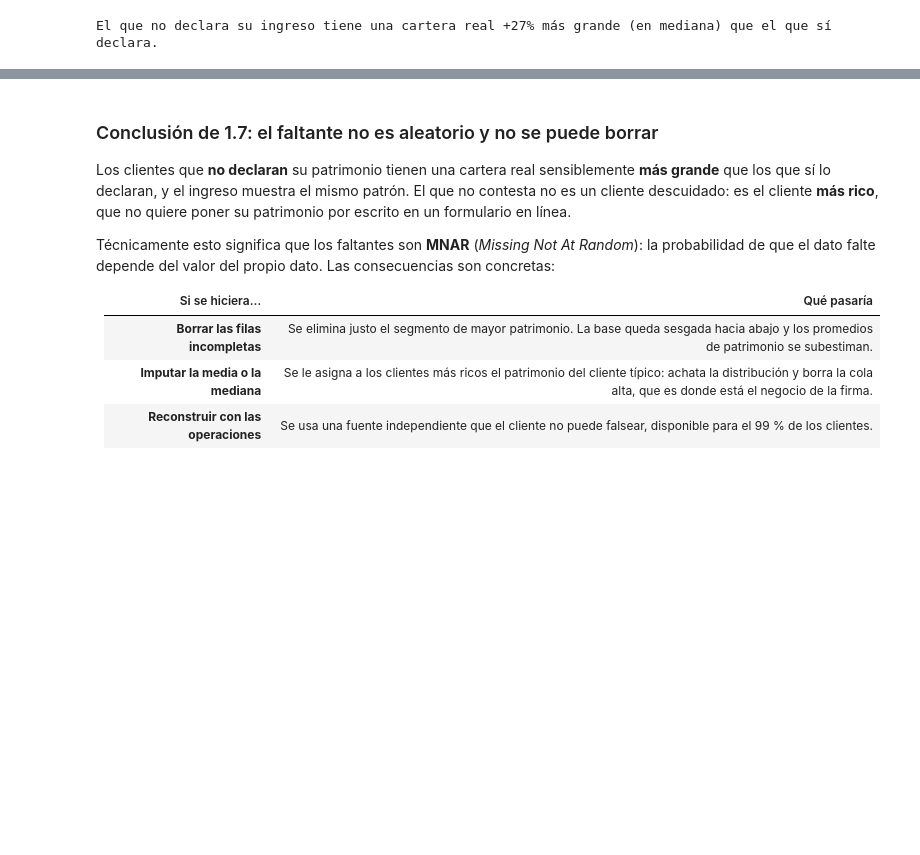
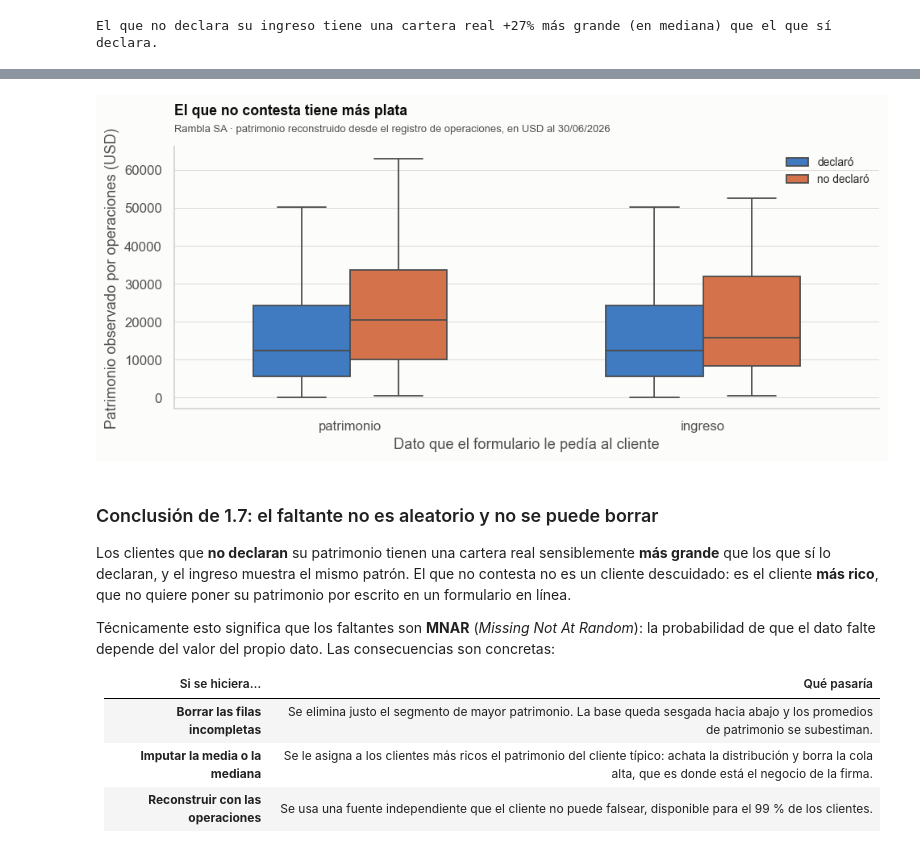
Before and after one commit to priscilagerlach9-lgtm/proyecto-final-gerlach, a Jupyter notebook: notebooks/proyecto_final_rambla.ipynb, the cells around one changed output, grey strips where cells are left out. Cells and saved outputs as stored; diff of their text form; code cells hidden in the pictures; blank space fills up the shorter version.

```diff
--- a/notebooks/proyecto_final_rambla.ipynb
+++ b/notebooks/proyecto_final_rambla.ipynb
@@ -967,17 +1403,22 @@ No se tratan igual, y `meses_gastos_cubiertos` es el caso de manual:
 Imputar cero en los dos casos sería un error grave: convertiría a clientes *con* colchón
 financiero en clientes *sin* colchón, y eso cambia qué cartera se les puede recomendar.
 # %%
-"""El vacío de meses_gastos_cubiertos según si el cliente declaró tener fondo."""
+# El vacío de meses_gastos_cubiertos según si el cliente declaró tener fondo.
 
 # Se normaliza el Sí/No acá para poder cruzar (la normalización general va en 1.8).
-tiene_fondo = (limpiar_texto(encuesta["tiene_fondo_emergencia"])
-               .str.lower()
-               .map({"sí": "Sí", "si": "Sí", "no": "No"}))
+tiene_fondo = (
+    limpiar_texto(encuesta["tiene_fondo_emergencia"])
+    .str.lower()
+    .map({"sí": "Sí", "si": "Sí", "no": "No"})
+)
 meses = a_numero_uruguayo(encuesta["meses_gastos_cubiertos"])
 
-cruce = pd.crosstab(tiene_fondo, meses.isna(),
-                    rownames=["¿tiene fondo de emergencia?"],
-                    colnames=["meses_gastos_cubiertos está vacío"])
+cruce = pd.crosstab(
+    tiene_fondo,
+    meses.isna(),
+    rownames=["¿tiene fondo de emergencia?"],
+    colnames=["meses_gastos_cubiertos está vacío"],
+)
 display(cruce)
 
 print("Valores de meses_gastos_cubiertos cuando el cliente dice NO tener fondo:")
@@ -1159,3 +1611,64 @@ plt.show()
+# %%
+# Gráfico: la distribución del patrimonio observado según si contestó o no.
+
+fig, ax = plt.subplots(figsize=(9, 4.2))
+
+# Seaborn espera formato largo: una fila por observación, con la variable de
+# agrupación en su propia columna.
+largo = pd.concat(
+    [
+        comparacion.assign(
+            dato="patrimonio",
+            respondio=np.where(
+                comparacion["falta_patrimonio"], "no declaró", "declaró"
+            ),
+        ),
+        comparacion.assign(
+            dato="ingreso",
+            respondio=np.where(comparacion["falta_ingreso"], "no declaró", "declaró"),
+        ),
+    ]
+).dropna(subset=["observado_usd"])
+
+sns.boxplot(
+    data=largo,
+    x="dato",
+    y="observado_usd",
+    hue="respondio",
+    showfliers=False,
+    width=0.55,
+    linewidth=1.2,
+    palette={"declaró": "#2a78d6", "no declaró": "#eb6834"},
+    ax=ax,
+)
+ax.set_xlabel("Dato que el formulario le pedía al cliente")
+ax.set_ylabel("Patrimonio observado por operaciones (USD)")
+ax.legend(title="", frameon=False, fontsize=9)
+ax.set_title(
+    "El que no contesta tiene más plata",
+    fontsize=11.5,
+    fontweight="semibold",
+    loc="left",
+    pad=26,
+)
+ax.annotate(
+    "Rambla SA · patrimonio reconstruido desde el registro de operaciones, "
+    "en USD al 30/06/2026",
+    xy=(0, 1),
+    xycoords="axes fraction",
+    xytext=(0, 10),
+    textcoords="offset points",
+    fontsize=8.5,
+    color="#52514e",
+    ha="left",
+    va="bottom",
+    annotation_clip=False,
+)
+plt.tight_layout()
+plt.savefig(SALIDAS / "1_7_faltante_no_aleatorio.png", dpi=150, bbox_inches="tight")
+plt.show()
+# %% [output]
+[figure, added]
 # %% [markdown]
 ### Conclusión de 1.7: el faltante no es aleatorio y no se puede borrar
 
```
Also changed, not shown: parts of 109 cells of this notebook, 13 other files.
